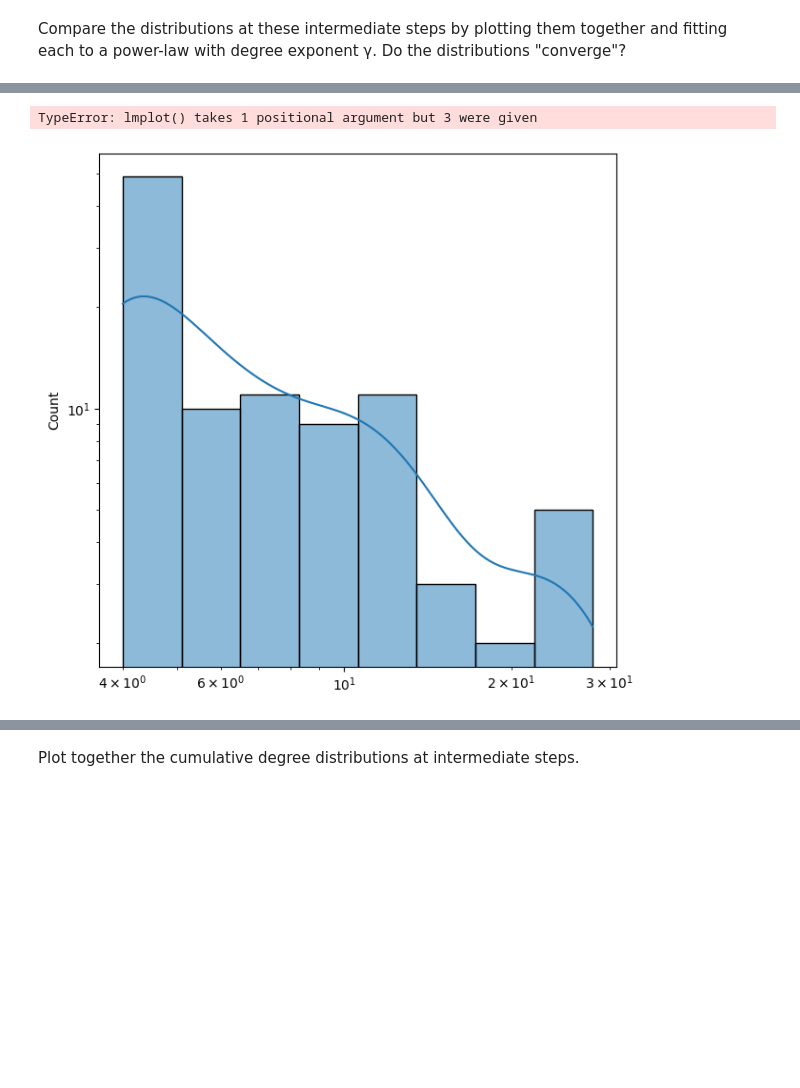
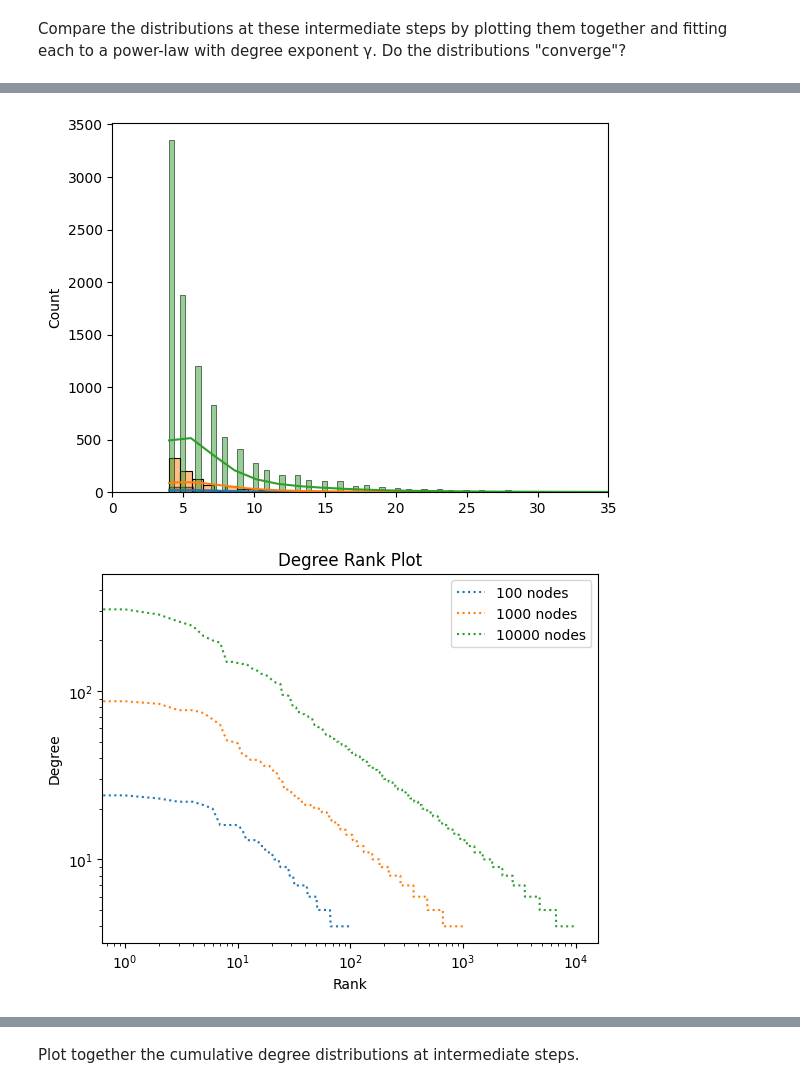
Before and after one commit to ibringfaith/network-science-book-homework, a Jupyter notebook: chapter-five/question_one.ipynb, the cells around one changed output, grey strips where cells are left out. Drawn from its saved outputs; the diff is of its cells as text; code cells hidden in the pictures; blank space fills up the shorter version.

```diff
--- a/chapter-five/question_one.ipynb
+++ b/chapter-five/question_one.ipynb
@@ -46,6 +47,39 @@ def measure_degree_distribution(G: Graph) -> None:
 
     fig.tight_layout()
     plt.show()
+
+def plot_hist(N, m):
+    degree_sequence = sorted_degree_sequence(generate_network(N, m))
+    sns.histplot(degree_sequence, kde=True)
+    plt.xlim(0, 35)
+
+def plot_degree_rank(N, m):
+    degree_sequence = sorted_degree_sequence(generate_network(N, m))
+    plt.plot(degree_sequence, label = f"{N} nodes", linestyle=":")
+    plt.title("Degree Rank Plot")
+    plt.ylabel("Degree")
+    plt.xlabel("Rank")
+    plt.xscale("log")
+    plt.yscale("log")
+    plt.legend()
+
+def plot_pdf(N, m):
+    degree_sequence = sorted_degree_sequence(generate_network(N, m))
+    fit = powerlaw.Fit(degree_sequence, discrete=True, fit_method='KS')
+    gamma = round(fit.alpha, 1)
+    fig = fit.plot_pdf(linewidth=3, label=f'Empirical Data: N={N}, Gamma={gamma}')
+    fit.power_law.plot_pdf(ax=fig, linestyle='--', label='Power law fit')
+    handles, labels = fig.get_legend_handles_labels()
+    fig.legend(handles, labels, loc=3)
+
+def plot_cdf(N, m):
+    degree_sequence = sorted_degree_sequence(generate_network(N, m))
+    fit = powerlaw.Fit(degree_sequence, discrete=True, fit_method='KS')
+    gamma = round(fit.alpha, 1)
+    fig = fit.plot_cdf(linewidth=3, label=f'Empirical Data: N={N}, Gamma={gamma}')
+    fit.power_law.plot_cdf(ax=fig, linestyle='--', label='Power law fit')
+    handles, labels = fig.get_legend_handles_labels()
+    fig.legend(handles, labels, loc=3)
 # %%
 N = 10000
 m = 4
@@ -86,9 +103,10 @@ plt.show()
-# %%
-for N in N_list:
-    f, ax = plt.subplots(figsize=(7, 7))
-    ax.set(xscale="log", yscale="log")
-    degree_sequence = sorted_degree_sequence(generate_network(N, m))
-    sns.histplot(degree_sequence, kde=True)
-# %% [output]
-TypeError: lmplot() takes 1 positional argument but 3 were given
-[figure, removed]
+# %%
+for N in N_list:
+    plot_hist(N, m)
+# %% [output]
+[figure, added]
+# %%
+for N in N_list:
+    plot_degree_rank(N, m)
+# %% [output]
+[figure, added]
```
Also changed, not shown: parts of 7 cells of this notebook.
